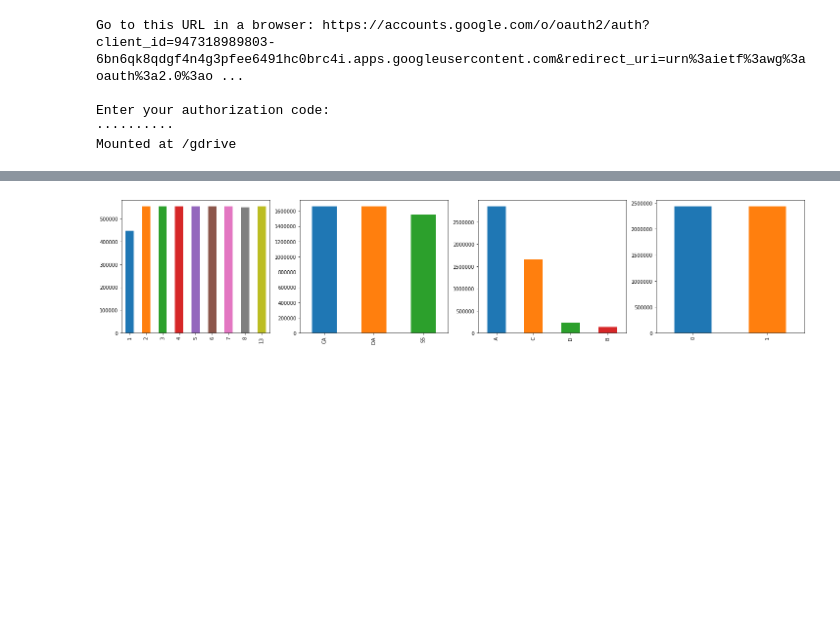
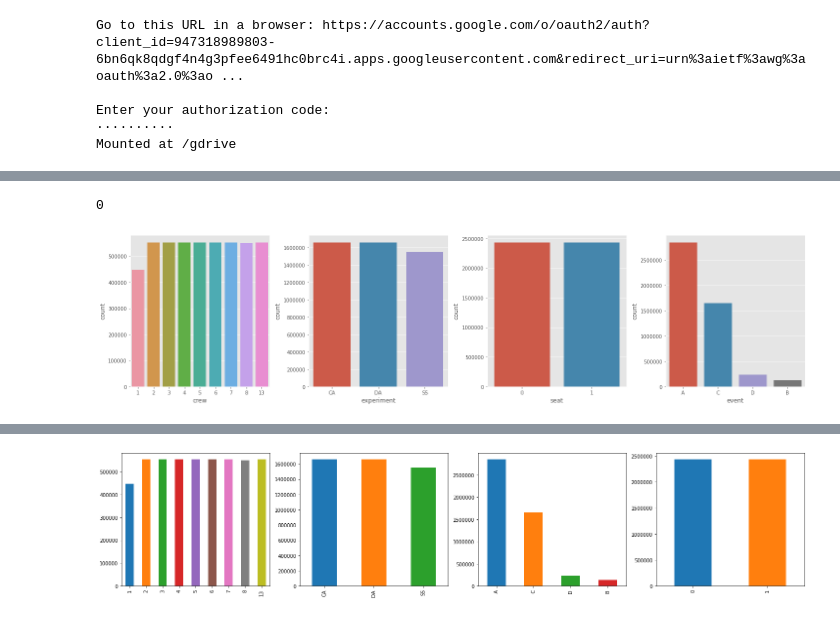
Before and after one commit to joaopamaral/tcc_puc_cdbd, a Jupyter notebook: EDA_TCC.ipynb, the cells around one changed output, grey strips where cells are left out. Saved outputs shown, nothing was run; the diff lists cells and outputs as text; code cells hidden in the pictures; blank space fills up the shorter version.

```diff
--- a/EDA_TCC.ipynb
+++ b/EDA_TCC.ipynb
@@ -15,6 +15,7 @@ import math
 IN_COLAB = 'google.colab' in sys.modules
 
 %matplotlib inline
+plt.style.use('ggplot')
 # %%
 gdrive_kaggle_dir = '/gdrive/My Drive/Kaggle'
 api_gdrive_credential_location = f'{gdrive_kaggle_dir}/kaggle.json'
@@ -47,3 +48,5 @@ Go to this URL in a browser: https://accounts.google.com/o/oauth2/auth?client_id
 Enter your authorization code:
 ··········
 Mounted at /gdrive
+# %%
+raw_train_df = pd.read_csv('train.csv.zip')
@@ -49,0 +117,17 @@ Mounted at /gdrive
+# %%
+train_df = raw_train_df.set_index(['crew', 'experiment', 'seat', 'time'])
+# %%
+train_df.index.duplicated().sum()
+# %% [output]
+0
+# %%
+fig, ax = plt.subplots(1, 4, figsize=(20,5))
+
+sns.countplot(train_df.index.get_level_values('crew'), ax=ax[0]);
+sns.countplot(train_df.index.get_level_values('experiment'), ax=ax[1]);
+sns.countplot(train_df.index.get_level_values('seat'), ax=ax[2]);
+sns.countplot(train_df.event, ax=ax[3]);
+
+fig.tight_layout()
+# %% [output]
+[figure, added]
```
Also changed, not shown: parts of 11 cells of this notebook.
